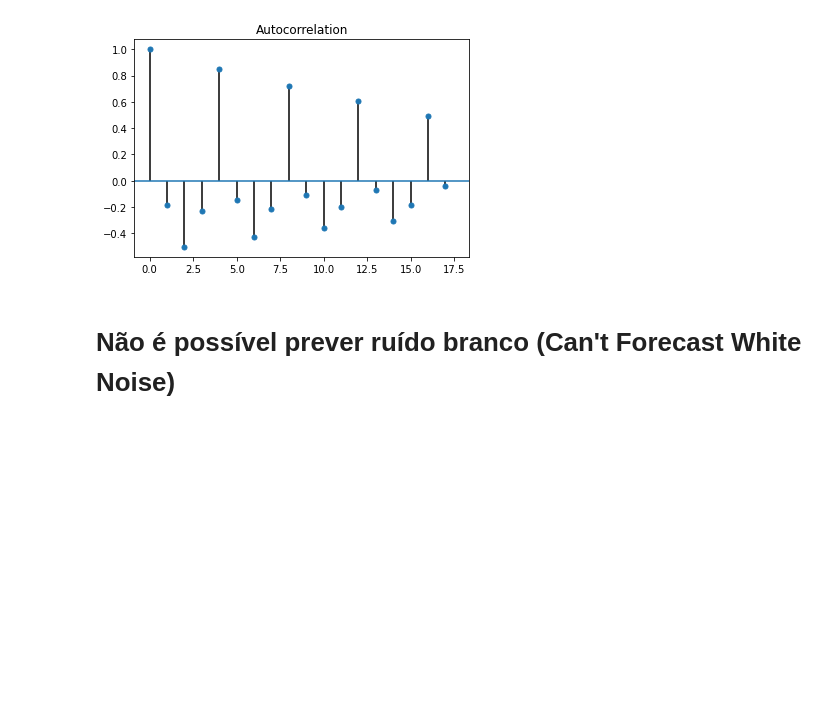
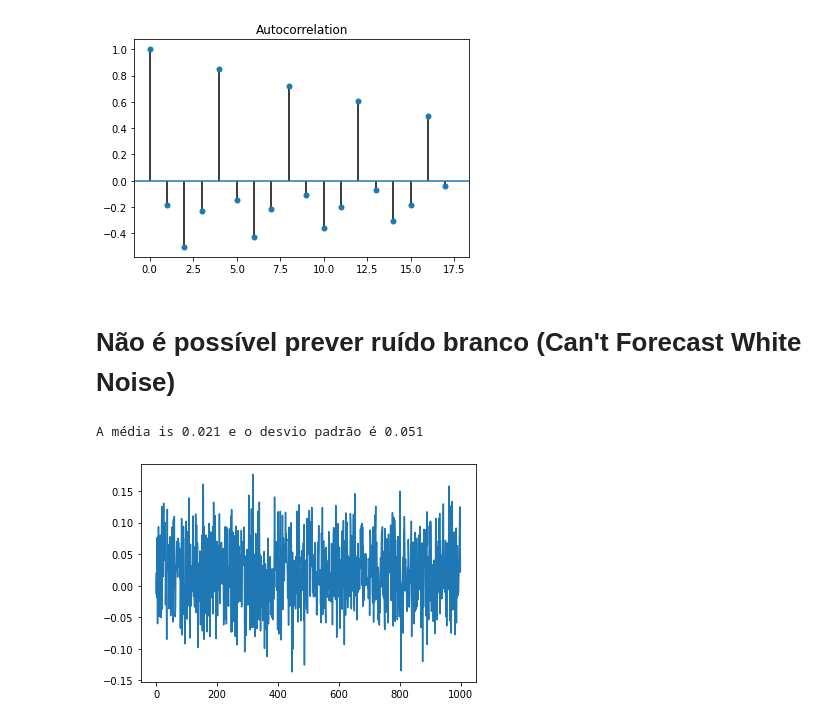
Before and after one commit to EddyGiusepe/Time_Series_ONE, a Jupyter notebook: Time_Series_Analysis_in_Python.ipynb, the cells around one changed output. Drawn from its saved outputs; the diff is of its cells as text; code cells hidden in the pictures; blank space fills up the shorter version.

```diff
--- a/Time_Series_Analysis_in_Python.ipynb
+++ b/Time_Series_Analysis_in_Python.ipynb
@@ -124,3 +124,25 @@ plot_acf(hrb_list, alpha=1)
 [figure]
 # %% [markdown]
 # Não é possível prever ruído branco (Can't Forecast White Noise)
+# %%
+# Importar o plot_acf module from statsmodels
+
+from statsmodels.graphics.tsaplots import plot_acf
+
+# Simule retornos de ruído branco
+returns = np.random.normal(loc=0.02, scale=0.05, size=1000)
+
+# Imprima a média e o desvio padrão dos retornos
+mean = np.mean(returns)
+std = np.std(returns)
+print("A média is %5.3f e o desvio padrão é %5.3f" %(mean, std))
+
+# NOTA: o 5--> espaço e 3 --> é a quantidade de decimais
+# %% [output]
+A média is 0.021 e o desvio padrão é 0.051
+# %%
+# Plotando a séries de returns
+plt.plot(returns)
+plt.show()
+# %% [output]
+[figure, added]
```
Also changed, not shown: parts of 6 cells of this notebook.
